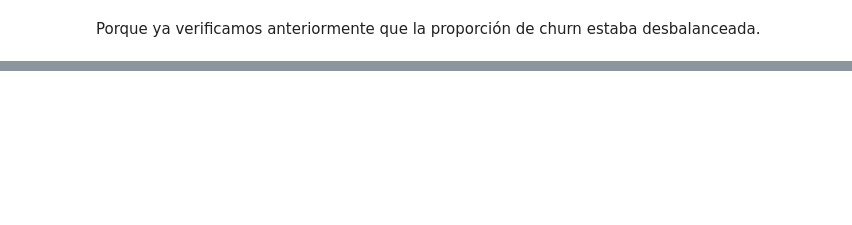
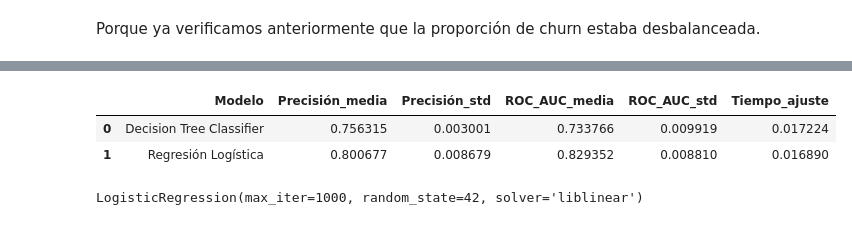
Before and after one commit to freedox-cts/challenge-telecom-x_2, a Jupyter notebook: TelecomX_2_AAF.ipynb, the cells around one changed output, grey strips where cells are left out. Drawn from its saved outputs; the diff is of its cells as text; code cells hidden in the pictures; blank space fills up the shorter version.

```diff
--- a/TelecomX_2_AAF.ipynb
+++ b/TelecomX_2_AAF.ipynb
@@ -1211,0 +1232,15 @@ def intervalo_confianza(resultados):
+# %%
+# Validar
+cv_skf = StratifiedKFold(n_splits=6, shuffle=True, random_state=42)
+
+resultados_cv_dtc = cross_validate(dtc, X_cv, y_cv, cv=cv_skf,
+                                   scoring=['accuracy', 'precision', 'recall', 'f1', 'roc_auc'])
+
+
+resultados_cv = pd.concat([resultados_cv,(pd.DataFrame([{'Modelo': 'Decision Tree Classifier',
+                                        'Precisión_media': resultados_cv_dtc['test_accuracy'].mean(),
+                                        'Precisión_std': resultados_cv_dtc['test_accuracy'].std(),
+                                        'ROC_AUC_media': resultados_cv_dtc['test_roc_auc'].mean(),
+                                        'ROC_AUC_std': resultados_cv_dtc['test_roc_auc'].std(),
+                                        'Tiempo_ajuste': resultados_cv_dtc['fit_time'].mean()}]))], ignore_index=True)
+resultados_cv
@@ -1211,0 +1257,24 @@ def intervalo_confianza(resultados):
+# %%
+# Instanciar
+#       'liblinear' es un buen solver para datasets pequeños y medianos, y soporta penalización L1/L2
+logistic_regression = LogisticRegression(random_state=42, solver='liblinear', max_iter=1000)
+# %%
+# Validar
+resultados_cv_lr = cross_validate(logistic_regression, X_cv, y_cv, cv=cv_skf, scoring=['accuracy', 'roc_auc'])
+
+resultados_cv = pd.concat([resultados_cv,(pd.DataFrame([{'Modelo': 'Regresión Logística',
+                                        'Precisión_media': resultados_cv_lr['test_accuracy'].mean(),
+                                        'Precisión_std': resultados_cv_lr['test_accuracy'].std(),
+                                        'ROC_AUC_media': resultados_cv_lr['test_roc_auc'].mean(),
+                                        'ROC_AUC_std': resultados_cv_lr['test_roc_auc'].std(),
+                                        'Tiempo_ajuste': resultados_cv_lr['fit_time'].mean()}]))], ignore_index=True)
+resultados_cv
+# %% [output]
+|  | Modelo | Precisión_media | Precisión_std | ROC_AUC_media | ROC_AUC_std | Tiempo_ajuste |
+| 0 | Decision Tree Classifier | 0.756315 | 0.003001 | 0.733766 | 0.009919 | 0.017224 |
+| 1 | Regresión Logística | 0.800677 | 0.008679 | 0.829352 | 0.008810 | 0.016890 |
+# %%
+# Entrenar
+logistic_regression.fit(X_train, y_train)
+# %% [output]
+LogisticRegression(max_iter=1000, random_state=42, solver='liblinear')
```
Also changed, not shown: parts of 94 cells of this notebook, 3 other files.
